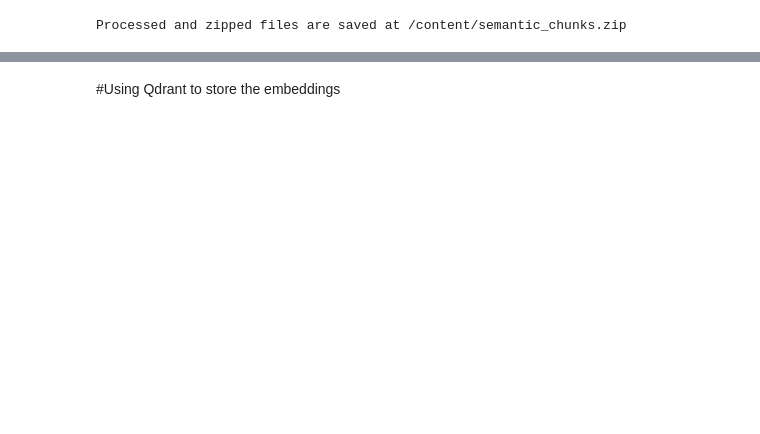
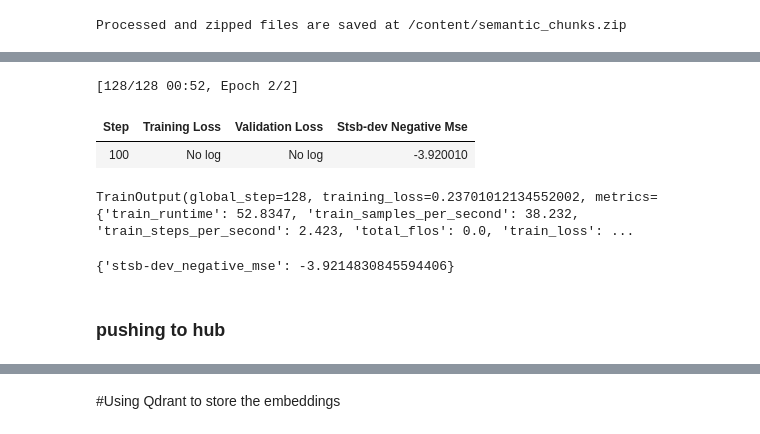
Before and after one commit to AreebAhmad-02/Real-time-rag-pipeline-for-rag-research-papers, a Jupyter notebook: Rag_papers_Pipeline.ipynb, the cells around one changed output, grey strips where cells are left out. Cells and saved outputs as stored; diff of their text form; code cells hidden in the pictures; blank space fills up the shorter version.

```diff
--- a/Rag_papers_Pipeline.ipynb
+++ b/Rag_papers_Pipeline.ipynb
@@ -433,0 +763,2 @@ Processed and zipped files are saved at /content/semantic_chunks.zip
+# %%
+mse_evaluator = MSEE_evaluator_function(dataset['7B_q1'],dataset['7B_a1'],guide)
@@ -433,0 +776,2 @@ Processed and zipped files are saved at /content/semantic_chunks.zip
+# %%
+loss = losses.GISTEmbedLoss(model, guide)
@@ -433,0 +783,23 @@ Processed and zipped files are saved at /content/semantic_chunks.zip
+# %%
+from sentence_transformers.training_args import SentenceTransformerTrainingArguments
+
+args = SentenceTransformerTrainingArguments(
+    # Required parameter:
+    output_dir="modelBAAI/bge-large-en-v1.5",
+    # Optional training parameters:
+    num_train_epochs=2,
+    per_device_train_batch_size=16,
+    per_device_eval_batch_size=16,
+    warmup_ratio=0.1,
+    fp16=True,  # Set to False if GPU can't handle FP16
+    bf16=False,  # Set to True if GPU supports BF16
+    # batch_sampler=BatchSamplers.NO_DUPLICATES,  # MultipleNegativesRankingLoss benefits from no duplicates
+    # Optional tracking/debugging parameters:
+    eval_strategy="steps",
+    eval_steps=100,
+    save_strategy="steps",
+    # save_steps=100,
+    # save_total_limit=2,
+    # logging_steps=100,
+    # run_name="mpnet-base-all-nli-triplet",  # Used in W&B if `wandb` is installed
+)
@@ -433,0 +814,34 @@ Processed and zipped files are saved at /content/semantic_chunks.zip
+# %%
+# prompt: make a train dataset with  instruction 7bq1 and 7ba1
+
+train_dataset = Dataset.from_dict(
+    {
+        "anchor":dataset['7B_q1'],
+        "positive":dataset['7B_a1'],
+    }
+)
+# %%
+trainer = SentenceTransformerTrainer(
+    model=model,
+    train_dataset=train_dataset,
+    loss=loss,
+    args=args,
+    evaluator=mse_evaluator,
+)
+trainer.train()
+# %% [output]
+[128/128 00:52, Epoch 2/2]
+| Step | Training Loss | Validation Loss | Stsb-dev Negative Mse |
+| 100 | No log | No log | -3.920010 |
+TrainOutput(global_step=128, training_loss=0.23701012134552002, metrics={'train_runtime': 52.8347, 'train_samples_per_second': 38.232, 'train_steps_per_second': 2.423, 'total_flos': 0.0, 'train_loss': ...
+# %%
+# mse_evaluator = MSEE_evaluator_function(dataset['7B_q1'],dataset['7B_a1'],guide)
+
+# mse_evaluator.primary_metric
+
+results = mse_evaluator(model) # model == student model
+print(results)
+# %% [output]
+{'stsb-dev_negative_mse': -3.9214830845594406}
+# %% [markdown]
+### pushing to hub
```
Also changed, not shown: parts of 110 cells of this notebook.
